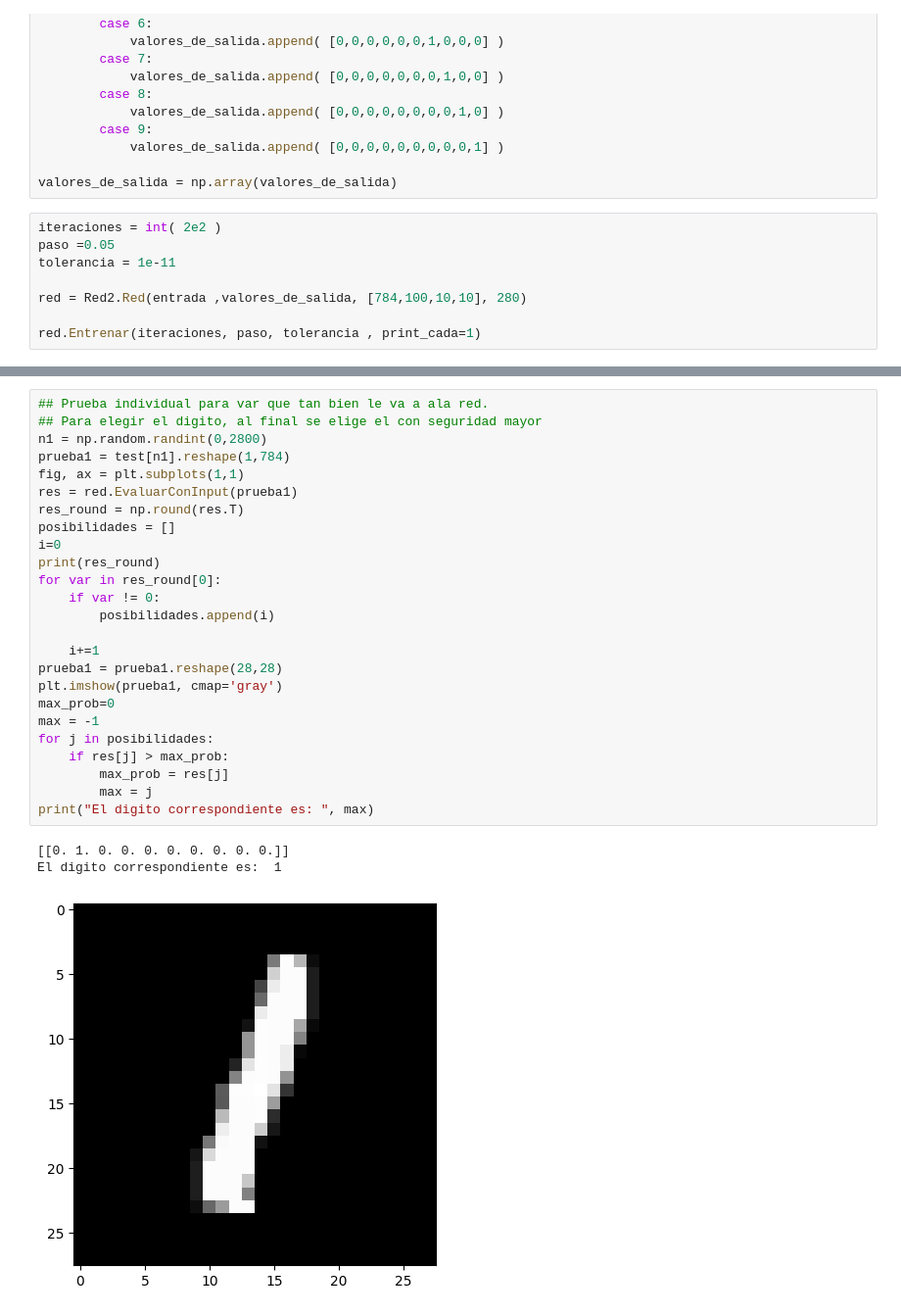
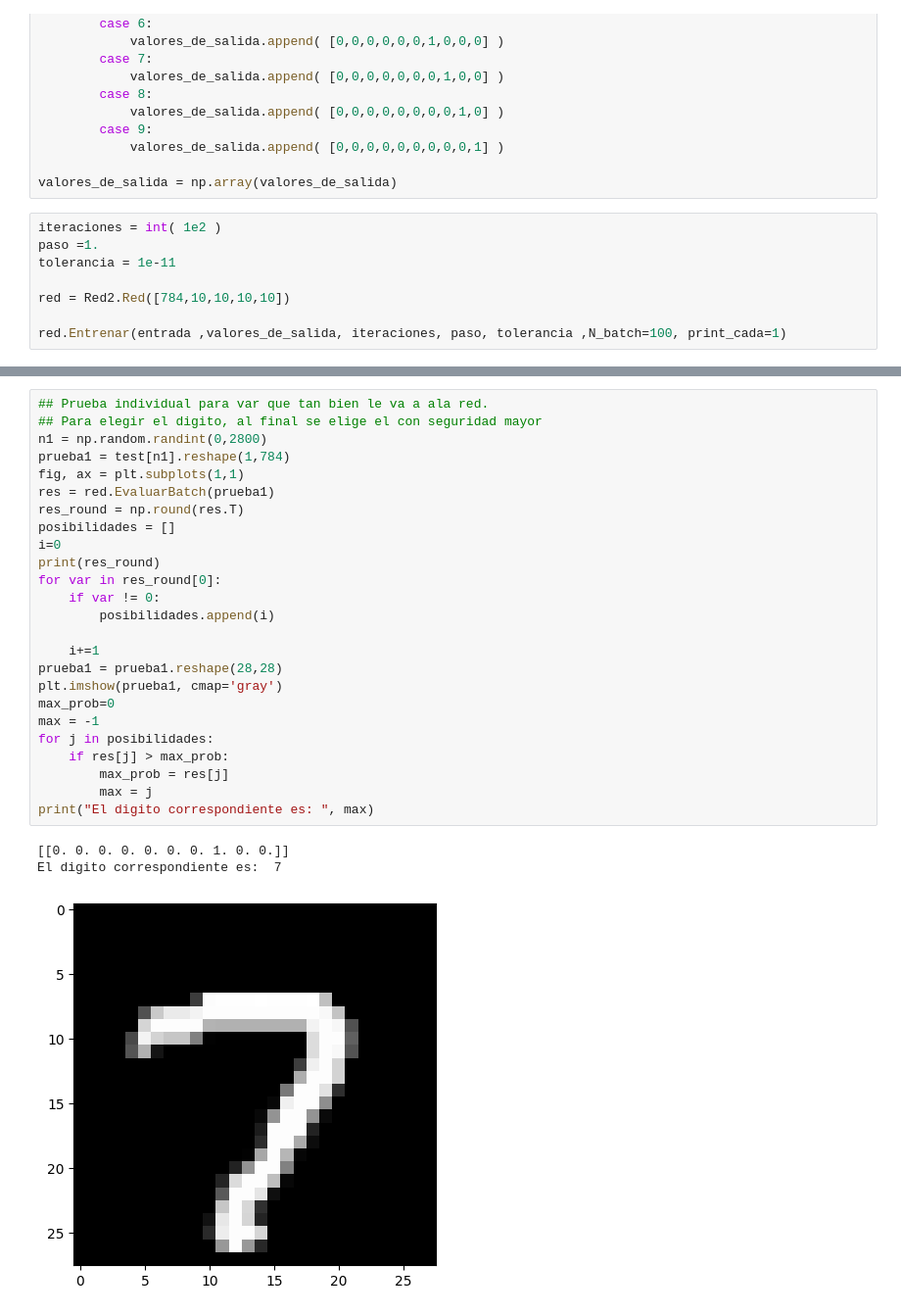
Before and after one commit to ASTR000/Clase-Red-Neuronal, a Jupyter notebook: digitoJu.ipynb, the cells around one changed output, grey strips where cells are left out. Shown at 98% size. Drawn from its saved outputs; the diff is of its cells as text.

```diff
--- a/digitoJu.ipynb
+++ b/digitoJu.ipynb
@@ -51,11 +51,11 @@ for fila in valor_int_del_digito:
 
 valores_de_salida = np.array(valores_de_salida)
 # %%
-iteraciones = int( 2e2 )
-paso =0.05
+iteraciones = int( 1e2 )
+paso =1.
 tolerancia = 1e-11
 
-red = Red2.Red(entrada ,valores_de_salida, [784,100,10,10], 280)
+red = Red2.Red([784,10,10,10,10])
 
-red.Entrenar(iteraciones, paso, tolerancia , print_cada=1)
+red.Entrenar(entrada ,valores_de_salida, iteraciones, paso, tolerancia ,N_batch=100, print_cada=1)
 # %% [output]
@@ -81,29 +105,29 @@ test = test_data.get(label_de_pixeles).values
 # %%
 ## Prueba individual para var que tan bien le va a ala red.
 ## Para elegir el digito, al final se elige el con seguridad mayor
 n1 = np.random.randint(0,2800)
 prueba1 = test[n1].reshape(1,784)
 fig, ax = plt.subplots(1,1)
-res = red.EvaluarConInput(prueba1)
+res = red.EvaluarBatch(prueba1)
 res_round = np.round(res.T)
 posibilidades = []
 i=0
 print(res_round)
 for var in res_round[0]:
     if var != 0:
         posibilidades.append(i)
 
     i+=1
 prueba1 = prueba1.reshape(28,28)
 plt.imshow(prueba1, cmap='gray')
 max_prob=0
 max = -1
 for j in posibilidades:
     if res[j] > max_prob:
         max_prob = res[j]
         max = j
 print("El digito correspondiente es: ", max)
 # %% [output]
-[[0. 1. 0. 0. 0. 0. 0. 0. 0. 0.]]
-El digito correspondiente es:  1
+[[0. 0. 0. 0. 0. 0. 0. 1. 0. 0.]]
+El digito correspondiente es:  7
-[figure, old version]
+[figure, new version]
```
Also changed, not shown: parts of 5 cells of this notebook, 1 other file.
